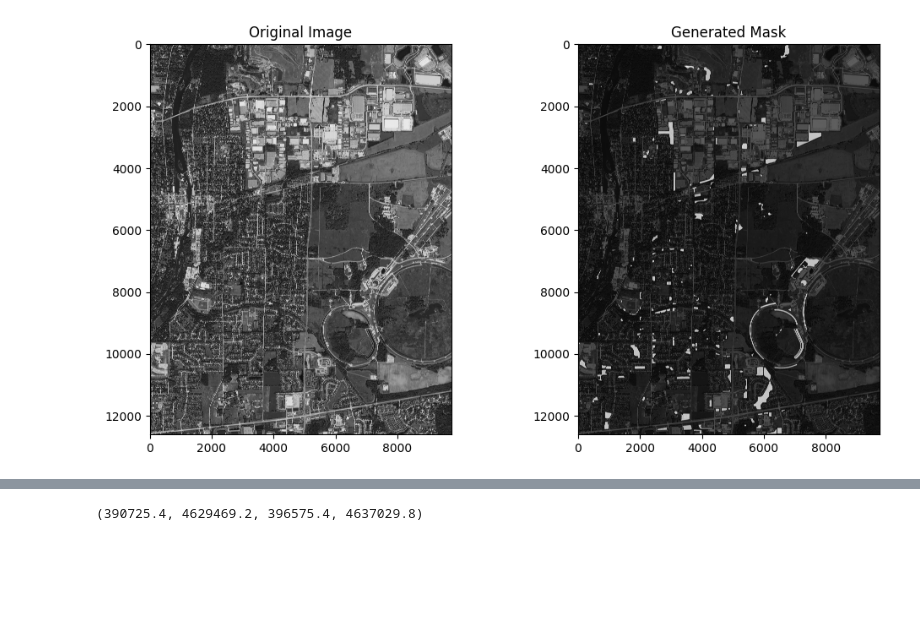
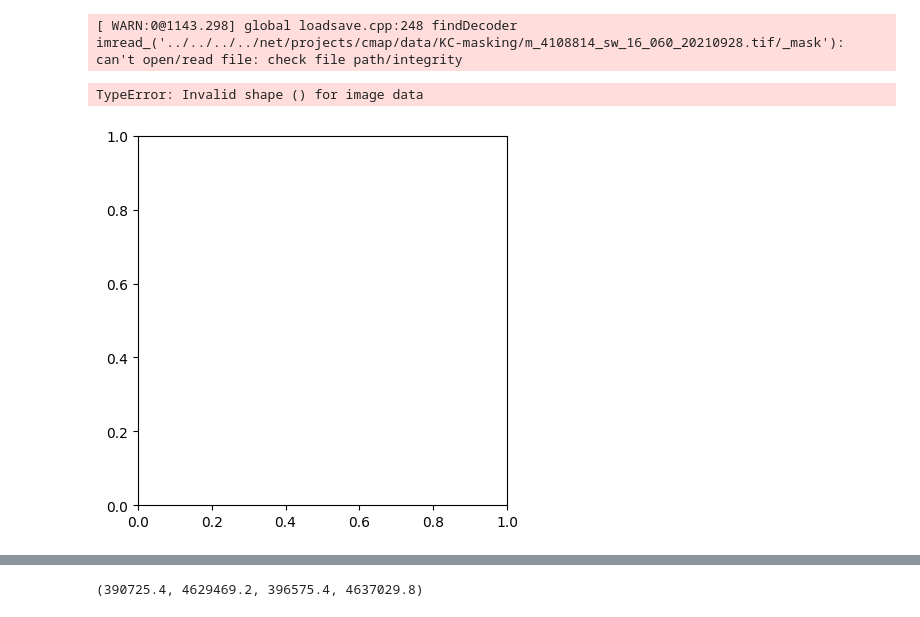
Before and after one commit to dsi-clinic/CMAP, a Jupyter notebook: notebooks/PyTorch.ipynb, the cells around one changed output, grey strips where cells are left out. Cells and saved outputs as stored; diff of their text form; code cells hidden in the pictures; blank space fills up the shorter version.

Commit message:
Iterate masking of KC images

```diff
--- a/notebooks/PyTorch.ipynb
+++ b/notebooks/PyTorch.ipynb
@@ -18,6 +18,7 @@ from torch.utils.data import DataLoader
 from torch.utils.data import Dataset as BaseDataset
 # %%
 x_train_dir = '../../../../net/projects/cmap/data/KC-images'
+y_train_dir = '../../../../net/projects/cmap/data/KC-masking'
 # %%
 # helper function for data visualization
 def visualize(**images):
@@ -46,7 +47,8 @@ class Dataset(BaseDataset):
 
     """
 
-    CLASSES = ["POND", "WETLAND", "DRY BOTTOM - TURF", "DRY BOTTOM - MESIC PRAIRIE"]
+    CLASSES = ["pond", "wetland", "dry bottom - turf", "dry bottom - mesic prairie"]
+
 
     def __init__(
             self,
@@ -193,6 +247,6 @@ plt.show()
 # %%
 # Function to plot images with masks
-def plot_images_with_masks(original_image, mask, title_original="Original Image", title_mask="Generated Mask"):
+"""def plot_images_with_masks(original_image, mask, title_original="Original Image", title_mask="Generated Mask"):
     fig, (ax1, ax2) = plt.subplots(1, 2, figsize=(12, 6))
     # Plot original image
     ax1.imshow(original_image, cmap='gray')
@@ -200,7 +254,7 @@ def plot_images_with_masks(original_image, mask, title_original="Original Image"
     #ax1.axis('off')
 
     # Plot mask overlaid on the original image
-    masked_image = cv2.addWeighted(original_image, 0.4, mask, 0.6, 0)
+    masked_image = cv2.addWeighted(original_image, 0.1, mask, 0.9, 0)
     ax2.imshow(masked_image, cmap='gray')
     ax2.set_title(title_mask)
     #ax2.axis('off')
@@ -212,6 +266,17 @@ original_image = cv2.imread(image_paths[0], cv2.IMREAD_GRAYSCALE)
 generated_mask = cv2.imread(mask_paths[0], cv2.IMREAD_GRAYSCALE)
 
 # Plot the images with masks
-plot_images_with_masks(original_image, generated_mask)
+plot_images_with_masks(original_image, generated_mask)"""
-# %% [output]
-[figure, removed]
+# %%
+classes = ["POND", "WETLAND", "DRY BOTTOM - TURF", "DRY BOTTOM - MESIC PRAIRIE"]
+
+dataset = Dataset(x_train_dir, y_train_dir, classes = ["WETLAND"])
+
+image, mask = dataset[0] # get some sample
+# %% [output]
+[ WARN:0@1143.298] global loadsave.cpp:248 findDecoder imread_('../../../../net/projects/cmap/data/KC-masking/m_4108814_sw_16_060_20210928.tif/_mask'): can't open/read file: check file path/integrity
+# %%
+plt.imshow(mask.squeeze())
+# %% [output]
+TypeError: Invalid shape () for image data
+[figure, added]
```
Also changed, not shown: parts of 6 cells of this notebook.
